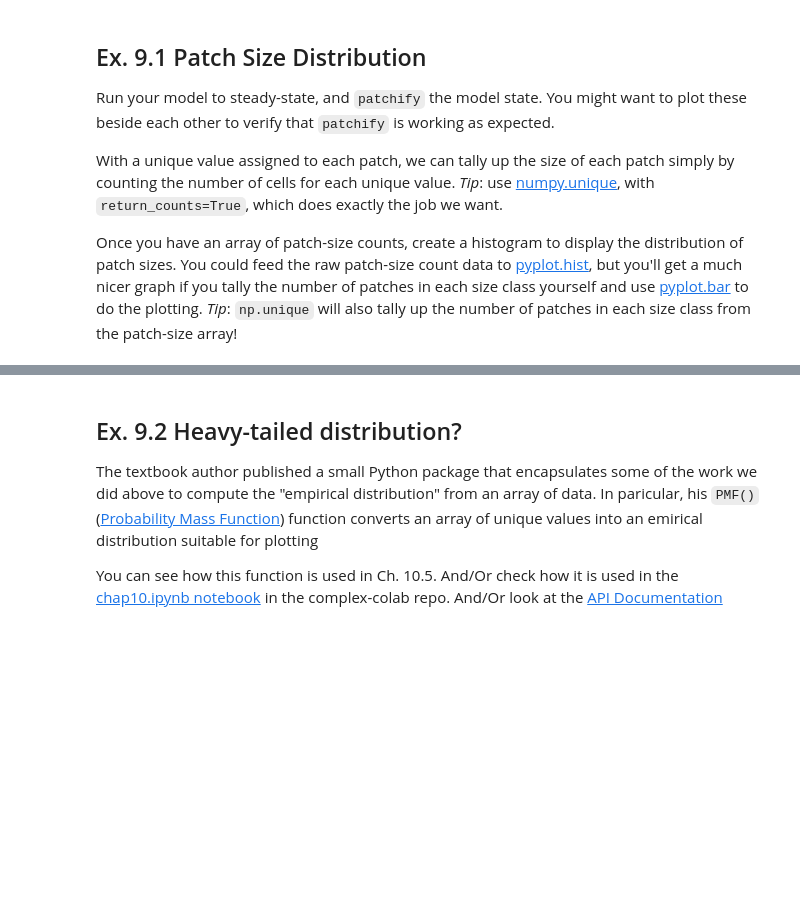
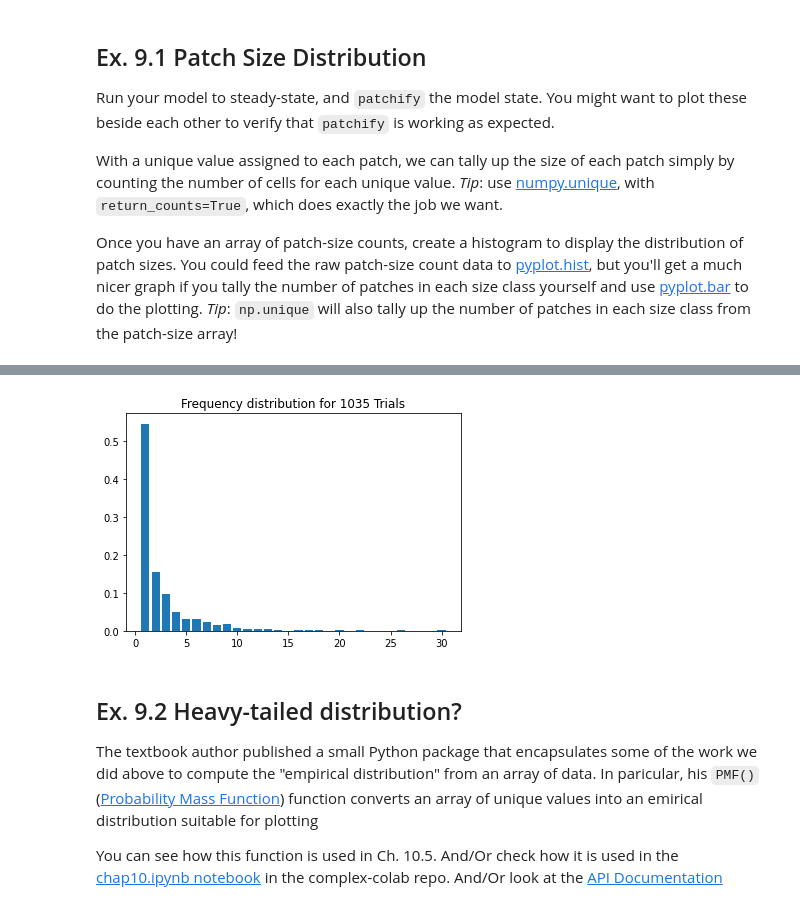
Before and after one commit to StoneMason495/cap-comp215, a Jupyter notebook: labs/lab09ZM.ipynb, the cells around one changed output, grey strips where cells are left out. Cells and saved outputs as stored; diff of their text form; code cells hidden in the pictures; blank space fills up the shorter version.

```diff
--- a/labs/lab09ZM.ipynb
+++ b/labs/lab09ZM.ipynb
@@ -421,3 +471,12 @@ plt.bar(u_patched[0], u_patched[1])
+# %%
+# plt.bar(u_patched[0], u_patched[1])
+dist = FrequencyDist(u_patched[1][1:])
+# _, ax = plt.subplots(1, 1, figsize=(6, 4))
+# ax.bar(u_patched[0], u_patched[1])
+# print(u_patched[1])
+dist.bar()
+# %% [output]
+[figure, added]
 # %% [markdown]
 ## Ex. 9.2 Heavy-tailed distribution?
 The textbook author published a small Python package that encapsulates some of the work we did above to compute the "empirical distribution" from an array of data.  In paricular, his `PMF()` ([Probability Mass Function](https://en.wikipedia.org/wiki/Probability_mass_function)) function converts an array of unique values into an emirical distribution suitable for plotting
```
Also changed, not shown: parts of 6 cells of this notebook.
